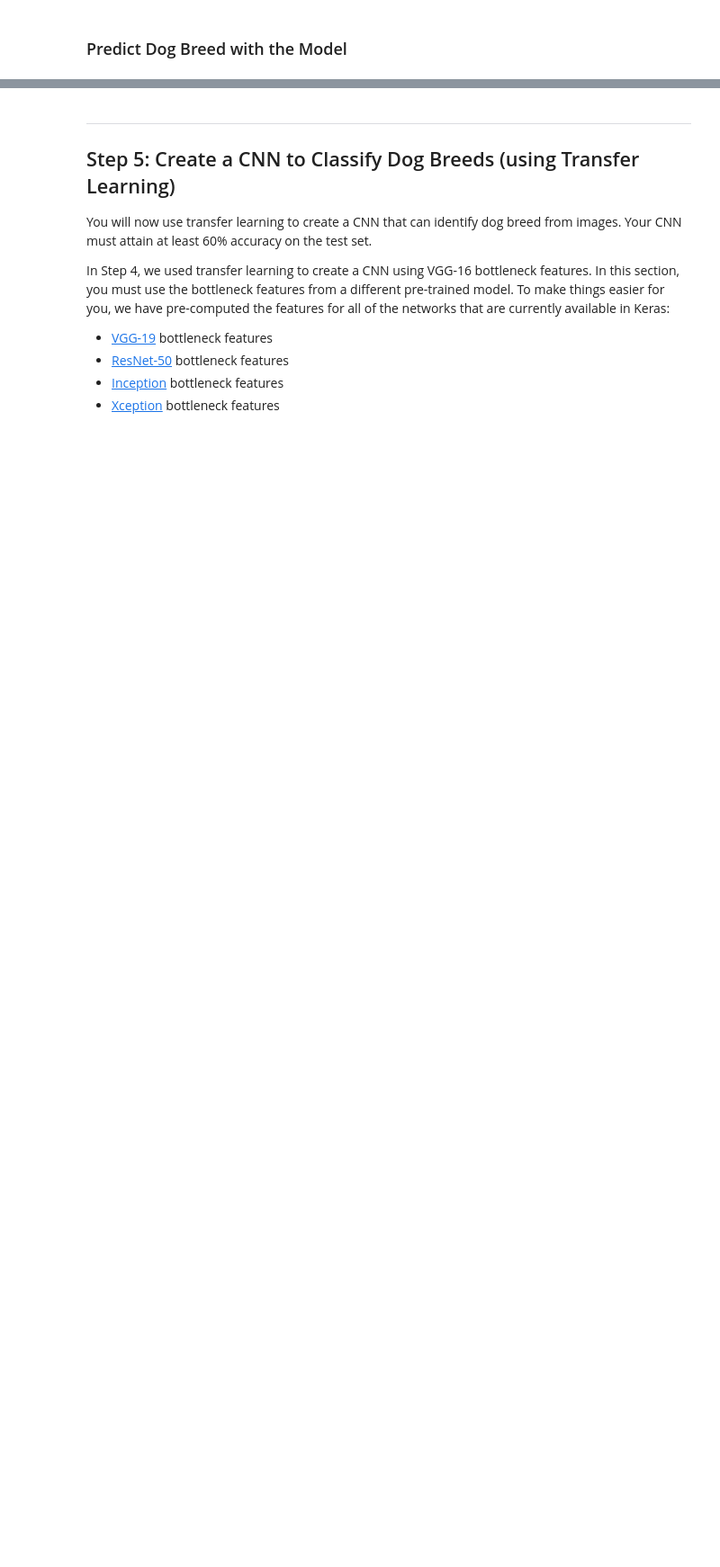
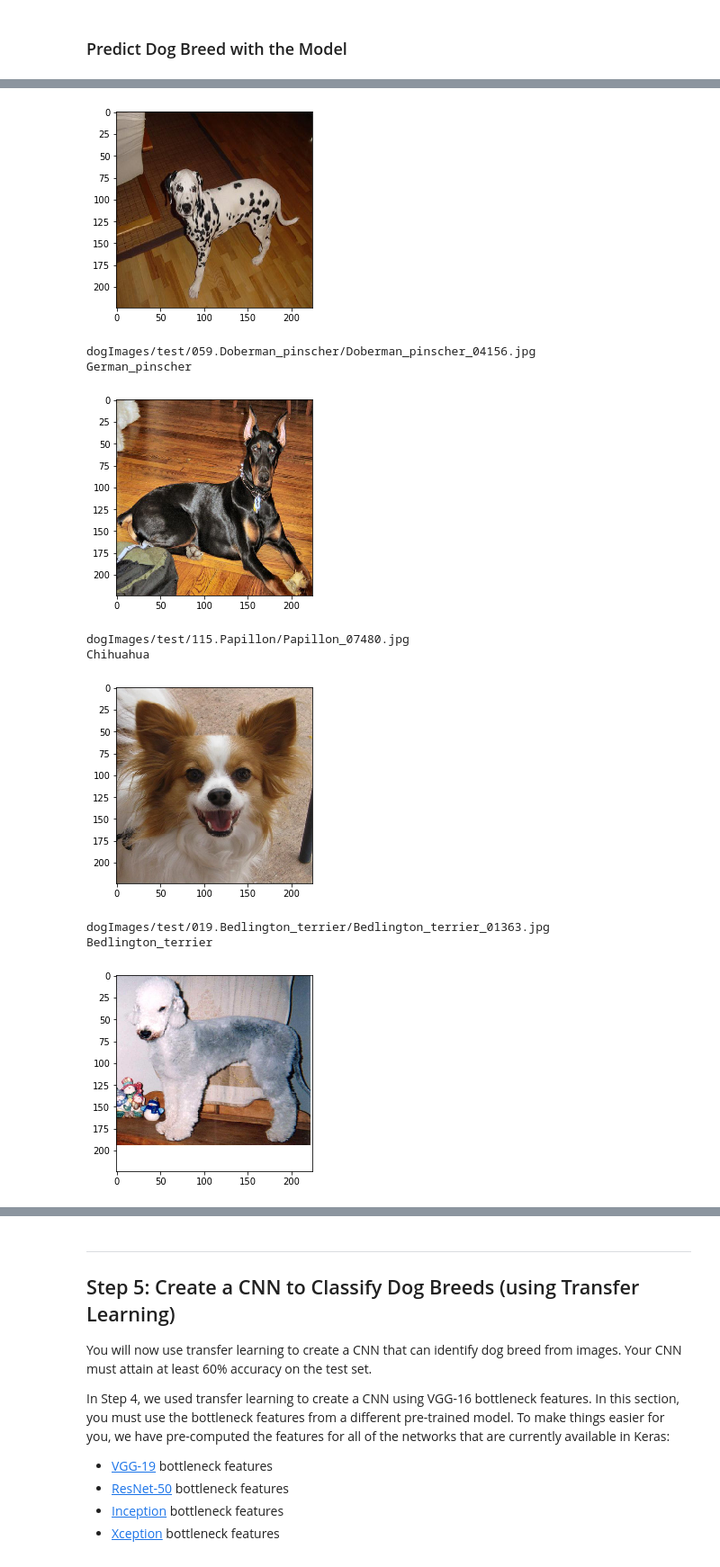
Before and after one commit to gtg269c/dogbreed_classifier, a Jupyter notebook: dog_app.ipynb, the cells around one changed output, grey strips where cells are left out. Shown at 90% size. Cells and saved outputs as stored; diff of their text form; code cells hidden in the pictures; blank space fills up the shorter version.

```diff
--- a/dog_app.ipynb
+++ b/dog_app.ipynb
@@ -329,0 +538,27 @@ model.summary()
+# %%
+from keras.layers import Conv2D, MaxPooling2D, GlobalAveragePooling2D
+from keras.layers import Dropout, Flatten, Dense
+from keras.models import Sequential
+
+model = Sequential()
+
+### TODO: Define your architecture.
+
+## Conv layer 1
+model.add(Conv2D(filters=64, kernel_size=2, padding='same', activation='relu',
+                        input_shape=(224, 224, 3)))
+model.add(MaxPooling2D(pool_size=2))
+
+## Conv layer 2
+model.add(Conv2D(filters=32, kernel_size=2, padding='same', activation='relu'))
+model.add(MaxPooling2D(pool_size=2))
+model.add(Dropout(0.3))
+
+## Classification
+model.add(Flatten())
+model.add(Dense(200, activation='relu'))
+model.add(Dropout(0.4))
+## select the classification function to the number of dog breeds
+model.add(Dense(133, activation='softmax'))
+
+model.summary()
@@ -342,7 +595,7 @@ from keras.callbacks import ModelCheckpoint
 
 ### TODO: specify the number of epochs that you would like to use to train the model.
 
-epochs = ...
+epochs = 10
 
 ### Do NOT modify the code below this line.
 
@@ -430,3 +740,19 @@ def VGG16_predict_breed(img_path):
     predicted_vector = VGG16_model.predict(bottleneck_feature)
     # return dog breed that is predicted by the model
     return dog_names[np.argmax(predicted_vector)]
+# %%
+dog_files_short = test_files[:10]
+
+## Predict dog breed using VGG16
+
+for i in dog_files_short:
+    img_path = i
+    prediction =  VGG16_predict_breed(img_path)
+    print(img_path)
+    print(prediction)
+    im = cv2.imread(img_path)
+    im_resized = cv2.resize(im, (224, 224), interpolation=cv2.INTER_LINEAR)
+
+    plt.imshow(cv2.cvtColor(im_resized, cv2.COLOR_BGR2RGB))
+    plt.show()
+# %% [output]
@@ -432,0 +763,10 @@ def VGG16_predict_breed(img_path):
+[figure, added]
+dogImages/test/059.Doberman_pinscher/Doberman_pinscher_04156.jpg
+German_pinscher
+[figure, added]
+dogImages/test/115.Papillon/Papillon_07480.jpg
+Chihuahua
+[figure, added]
+dogImages/test/019.Bedlington_terrier/Bedlington_terrier_01363.jpg
+Bedlington_terrier
+[figure, added]
```
Also changed, not shown: parts of 49 cells of this notebook.
